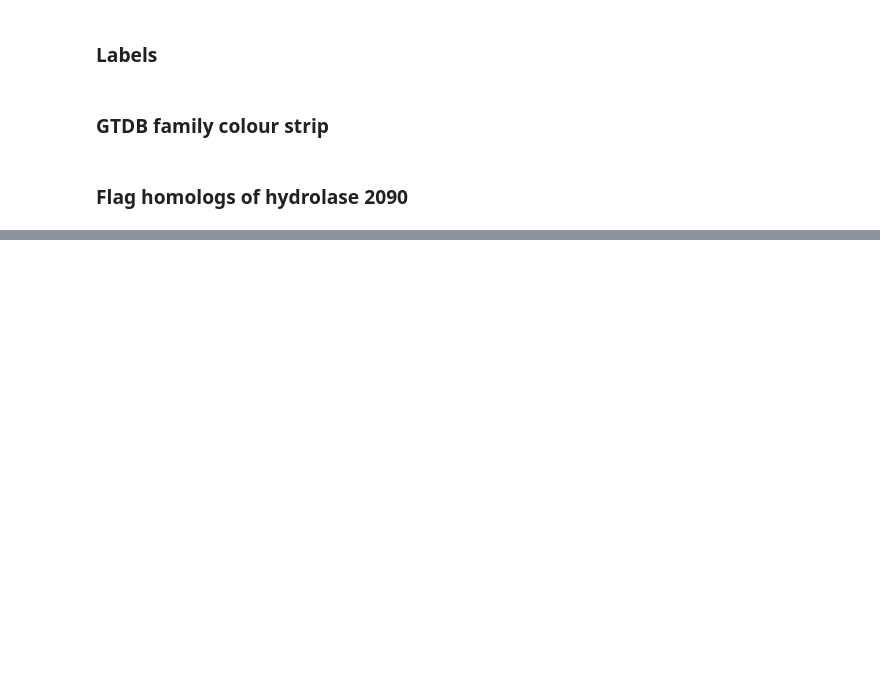
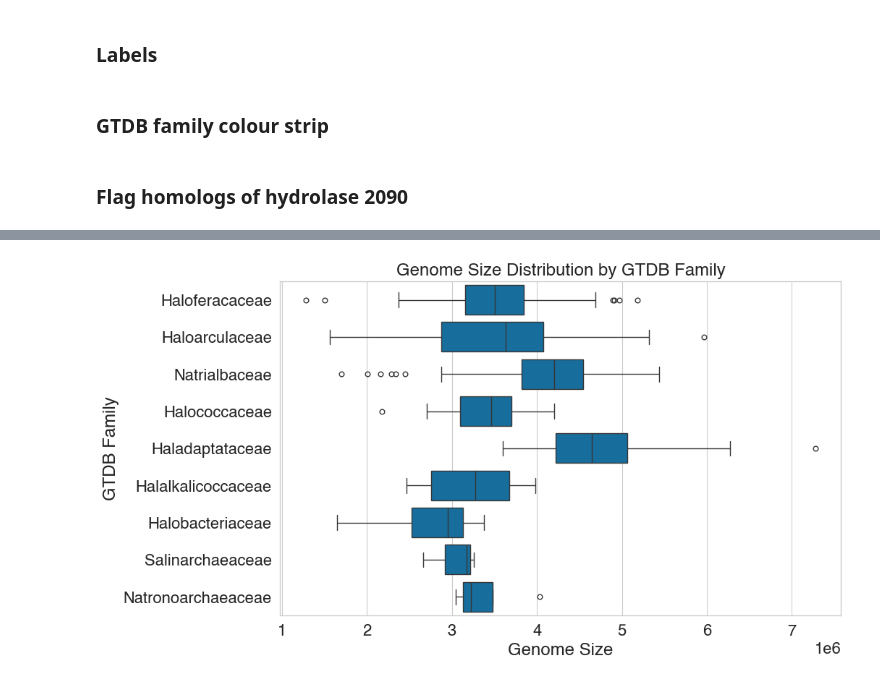
Before and after one commit to Chahrazadt87/AvB, a Jupyter notebook: notebook/halo_nitro_tree.ipynb, the cells around one changed output, grey strips where cells are left out. Cells and saved outputs as stored; diff of their text form; code cells hidden in the pictures; blank space fills up the shorter version.

```diff
--- a/notebook/halo_nitro_tree.ipynb
+++ b/notebook/halo_nitro_tree.ipynb
@@ -33,3 +32,13 @@ assert data_folder.is_dir()
+# %%
+sns.set_palette('colorblind')
+sns.set_style('whitegrid')
+sns.set_context('paper', font_scale=1.8)
+plt.rcParams['font.family'] = 'Helvetica'
+
+palette = sns.color_palette().as_hex()
+
+data_folder = Path('./data')
+assert data_folder.is_dir()
 # %% [markdown]
 ## Load hydrolase 2090 homologs
 # %%
@@ -173,0 +204,12 @@ for prefix, _, accessions in annotations_data:
+# %%
+f = plt.figure(figsize=(10, 6))
+df = gtdb_metadata[
+    (gtdb_metadata['gtdb_class'] == 'Halobacteria') &
+    gtdb_metadata['gtdb_family'].isin(named_families)
+]
+ax = sns.boxplot(data=df, x="genome_size", y="gtdb_family", orient="h")
+ax.set_title('Genome Size Distribution by GTDB Family')
+ax.set_xlabel('Genome Size');
+ax.set_ylabel('GTDB Family');
+# %% [output]
+[figure, added]
```
Also changed, not shown: parts of 4 cells of this notebook, 1 other file.
